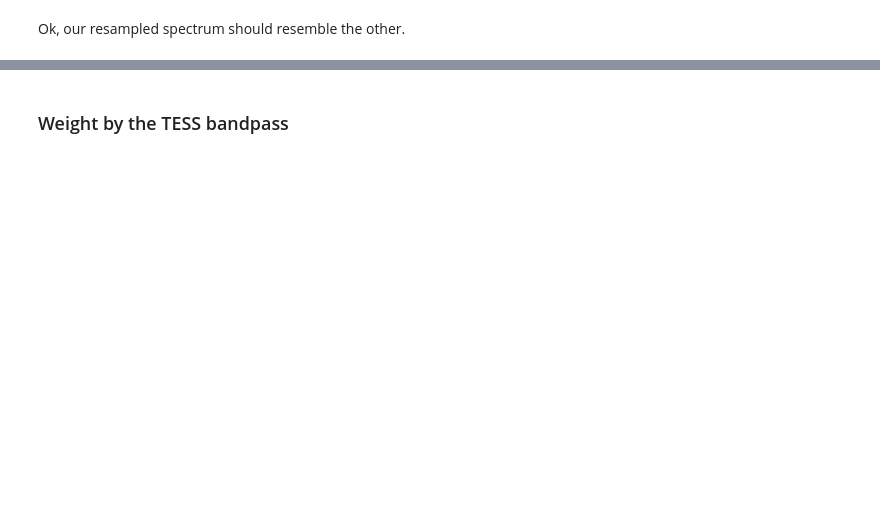
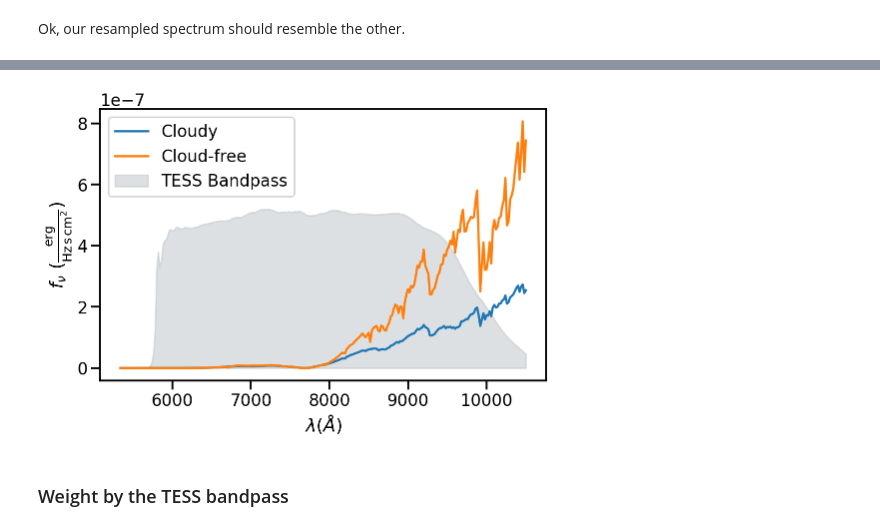
Before and after one commit to BrownDwarf/varsity, a Jupyter notebook: notebooks/03_IGRINS_quicklook/06_TESS_bandpass_cloudy_models.ipynb, the cells around one changed output, grey strips where cells are left out. Drawn from its saved outputs; the diff is of its cells as text; code cells hidden in the pictures; blank space fills up the shorter version.

```diff
--- a/notebooks/03_IGRINS_quicklook/06_TESS_bandpass_cloudy_models.ipynb
+++ b/notebooks/03_IGRINS_quicklook/06_TESS_bandpass_cloudy_models.ipynb
@@ -35 +39,3 @@ The models use different units for flux.  We will convert them.
+# %%
+fn = os.path.expanduser('~/libraries/raw/morley_clouds_20210322/ldwarf_specs/t1300g178f2_m0.0_co1.0.spec')
 # %%
@@ -37,7 +42,7 @@ fn ='/home/gully/libraries/raw/morley_clouds_20210322/ldwarf_specs/t1300g178f2_m
 df_cloudy = pd.read_csv(fn, skiprows=[0,1], delim_whitespace=True, names=['wl_um','flux']
                       ).sort_values('wl_um').reset_index(drop=True)
 # %%
-df_cloud_free = pd.read_csv('/home/gully/libraries/raw/marley/sp_t1300g178nc_m0.0',
+df_cloud_free = pd.read_csv(os.path.expanduser('~/libraries/raw/marley/sp_t1500g178nc_m0.0'),
                     skiprows=[0,1], delim_whitespace=True, names=['wl_um','flux']
                    ).sort_values('wl_um').reset_index(drop=True)
 # %%
@@ -88,16 +97,18 @@ marley_unit.to_string('latex')
 # %%
 plt.figure(figsize=(8,5))
 plt.plot(cloudy.wavelength, cloudy.flux, label='Cloudy');
 plt.plot(cloud_free.wavelength, cloud_free.flux, label='Cloud-free');
 plt.fill_between(tess_bandpass.wavelength,
-                 tess_bandpass.flux*np.median(cloudy.flux.value)*50,
+                 tess_bandpass.flux*np.median(cloudy.flux.value)*9_500,
                  label='TESS Bandpass', color='#bdc3c7', alpha=0.5)
 #plt.axvline(8340, linestyle='dashed', color='k', alpha=0.3)
 #plt.axvline(10100, linestyle='dashed', color='k', alpha=0.3)
 plt.legend(loc='best');
 plt.xlabel('$\lambda (\AA)$')
 plt.ylabel(r'$f_\nu$ ('+marley_unit.to_string('latex')+')');
-plt.savefig('../../figures/TESS_bandpass_sonora_cloudy.png', dpi=300, bbox_inches='tight')
+plt.savefig('../../figures/TESS_bandpass_sonora_cloudy_brighter_holes.png', dpi=300, bbox_inches='tight')
+# %% [output]
+[figure, added]
 # %% [markdown]
 ### Weight by the TESS bandpass
 # %%
```
Also changed, not shown: parts of 40 cells of this notebook, 2 other files.
